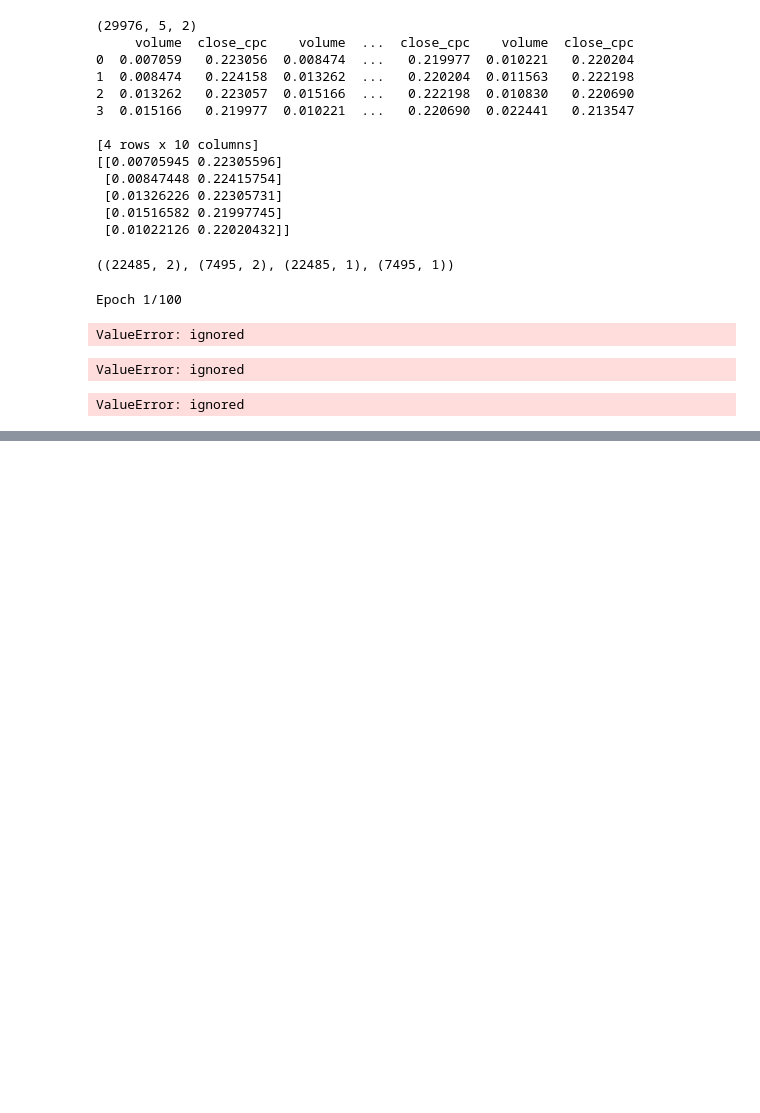
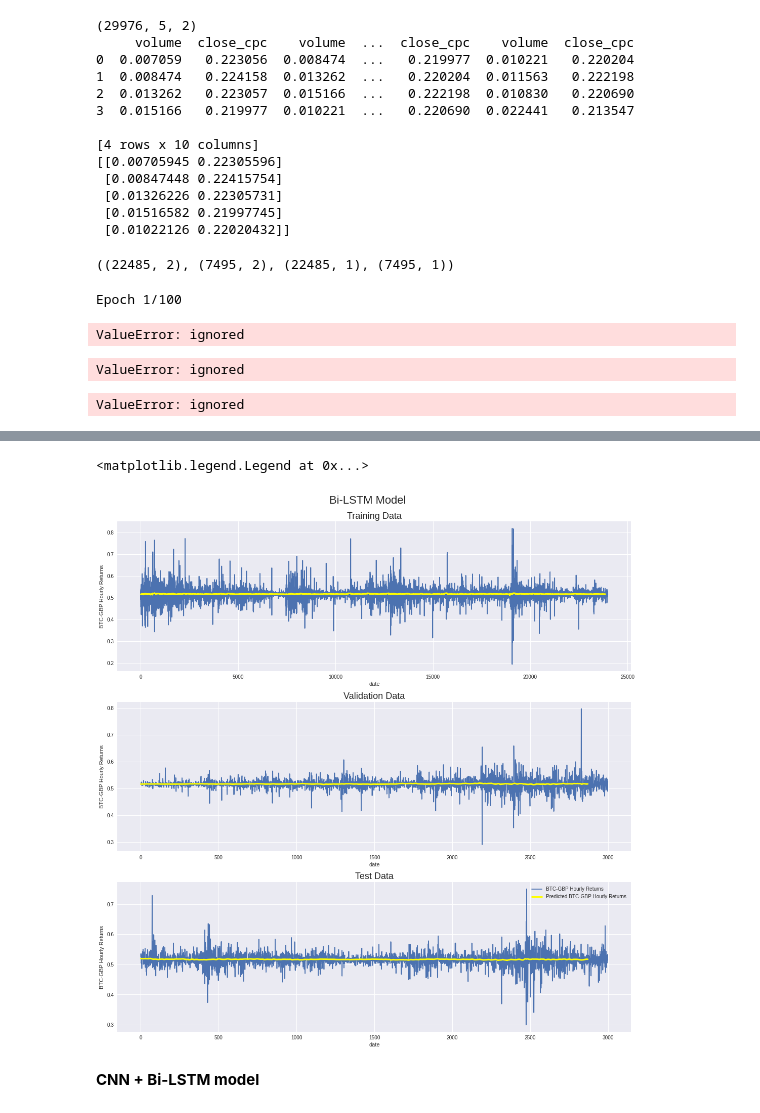
Before and after one commit to whittlem/colabnotebooks, a Jupyter notebook: LearningTradingAI.ipynb, the cells around one changed output, grey strips where cells are left out. Saved outputs shown, nothing was run; the diff lists cells and outputs as text; code cells hidden in the pictures; blank space fills up the shorter version.

```diff
--- a/LearningTradingAI.ipynb
+++ b/LearningTradingAI.ipynb
@@ -272,0 +610,2 @@ ValueError: ignored
+# %%
+callback = tf.keras.callbacks.ModelCheckpoint('Bi-LSTM.hdf5', monitor='val_loss', save_best_only=True, verbose=1)
@@ -272,0 +649,18 @@ ValueError: ignored
+# %%
+model = tf.keras.models.load_model('/content/Bi-LSTM.hdf5')
+# %%
+# calculate predication for training, validation and test data
+train_pred = model.predict(X_train)
+val_pred = model.predict(X_val)
+test_pred = model.predict(X_test)
+
+#print evaluation metrics for all datasets
+train_eval = model.evaluate(X_train, y_train, verbose=0)
+val_eval = model.evaluate(X_val, y_val, verbose=0)
+test_eval = model.evaluate(X_test, y_test, verbose=0)
+
+print(' ')
+print('Evaluation metrics')
+print('Training Data - Loss: {:.4f}, MAE: {:.4f}, MAPE: {:.4f}'.format(train_eval[0], train_eval[1], train_eval[2]))
+print('Validation Data - Loss: {:.4f}, MAE: {:.4f}, MAPE: {:.4f}'.format(val_eval[0], val_eval[1], val_eval[2]))
+print('Test Data - Loss: {:.4f}, MAE: {:.4f}, MAPE: {:.4f}'.format(test_eval[0], test_eval[1], test_eval[2]))
@@ -272,0 +702,37 @@ ValueError: ignored
+# %%
+# display results
+fig = plt.figure(figsize=(15,15))
+st = fig.suptitle("Bi-LSTM Model", fontsize=22)
+st.set_y(1.02)
+
+# plot training data results
+ax11 = fig.add_subplot(311)
+ax11.plot(train_data[:, 3], label='BTC-GBP Hourly Returns')
+ax11.plot(train_pred, color='yellow', linewidth=3, label='Predicted BTC-GBP Hourly Returns')
+ax11.set_title("Training Data", fontsize=18)
+ax11.set_xlabel('date')
+ax11.set_ylabel('BTC-GBP Hourly Returns')
+
+# plot validation data results
+ax21 = fig.add_subplot(312)
+ax21.plot(val_data[:, 3], label='BTC-GBP Hourly Returns')
+ax21.plot(val_pred, color='yellow', linewidth=3, label='Predicted BTC-GBP Hourly Returns')
+ax21.set_title("Validation Data", fontsize=18)
+ax21.set_xlabel('date')
+ax21.set_ylabel('BTC-GBP Hourly Returns')
+
+# plot test data results
+ax31 = fig.add_subplot(313)
+ax31.plot(test_data[:, 3], label='BTC-GBP Hourly Returns')
+ax31.plot(test_pred, color='yellow', linewidth=3, label='Predicted BTC-GBP Hourly Returns')
+ax31.set_title("Test Data", fontsize=18)
+ax31.set_xlabel('date')
+ax31.set_ylabel('BTC-GBP Hourly Returns')
+
+plt.tight_layout()
+plt.legend(loc='best')
+# %% [output]
+<matplotlib.legend.Legend at 0x...>
+[figure, added]
+# %% [markdown]
+**CNN + Bi-LSTM model**
```
Also changed, not shown: parts of 55 cells of this notebook, 5 other files.
